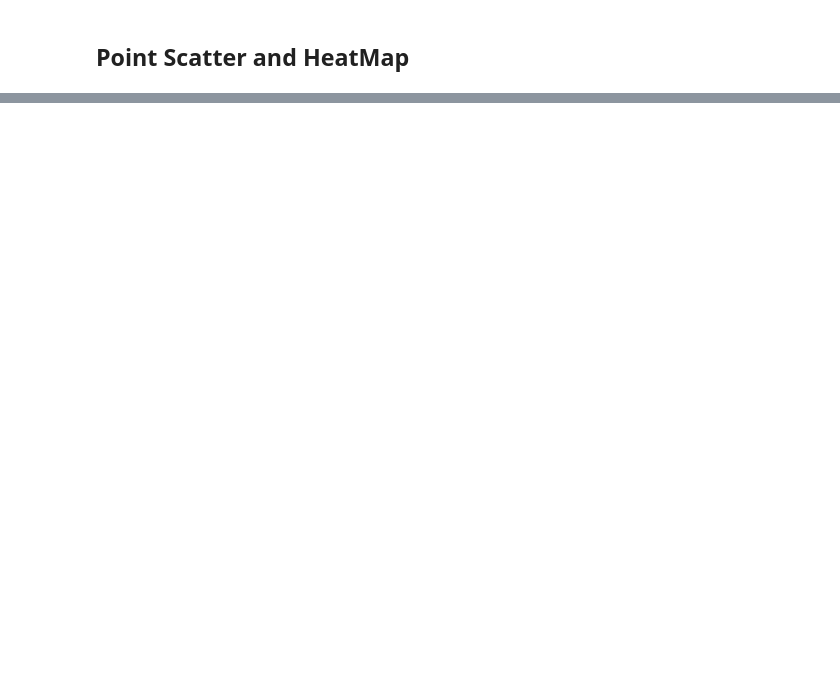
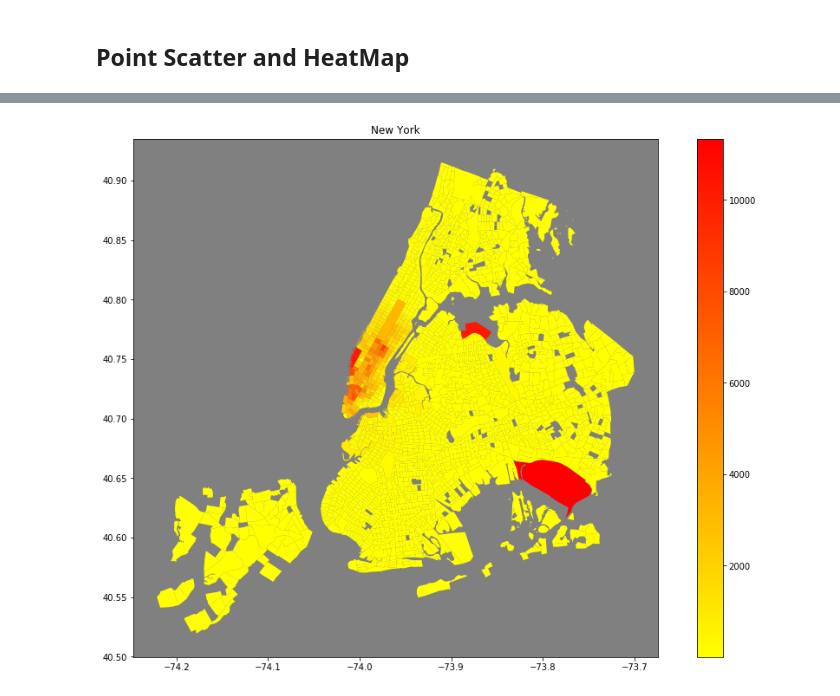
Before and after one commit to pedroalexribeiro/University-SGD, a Jupyter notebook: script.ipynb, the cells around one changed output, grey strips where cells are left out. Drawn from its saved outputs; the diff is of its cells as text; code cells hidden in the pictures; blank space fills up the shorter version.

Commit message:
heatmap and gitignore

```diff
--- a/script.ipynb
+++ b/script.ipynb
@@ -73,8 +83,8 @@ import numpy as np
 # %%
 # Reading dataset
 # Uncomment your path, don't rewrite on the reads
-pwd = '/home/pedro/workspace/UC/4ano/2semestre/SGD/project/sgd'
-#pwd = '/home/francisco/Desktop/College/Mestrado/1º Ano/2o Semestre/SGD/Assignment3'
+pwd = '/home/pedro/workspace/UC/4ano/2semestre/SGD/project/sgd/data'
+#pwd = '/home/francisco/Desktop/College/Mestrado/1º Ano/2o Semestre/SGD/Assignment3/'
 uber_april_14 = pd.read_csv(pwd + '/uber-tlc-foil-response-master/uber-trip-data/uber-raw-data-apr14.csv')
 uber_may_14 = pd.read_csv(pwd + '/uber-tlc-foil-response-master/uber-trip-data/uber-raw-data-may14.csv')
 uber_jun_14 = pd.read_csv(pwd + '/uber-tlc-foil-response-master/uber-trip-data/uber-raw-data-jun14.csv')
@@ -159,0 +178,4 @@ avg_rides_per_day
+# %%
+# Intercept
+# points_fix = gdf_listings.loc[gdf_listings.is_valid]
+sjoined_listings = gpd.sjoin(gdf_listings, plz_shape_df, op="within")
@@ -160,3 +191,39 @@ avg_rides_per_day
+# %%
+grouped = sjoined_listings.groupby("tractid").size()
+df = grouped.to_frame().reset_index()
+df.columns = ["tractid", "uber_count"]
+# %%
+merged_areas = plz_shape_df.merge(df, on="tractid", how="outer")
+# %%
+plt.rcParams['figure.figsize'] = [16, 11]
+
+fig, ax = plt.subplots()
+
+merged_areas.plot(ax=ax,
+    column="uber_count",
+    categorical=False,
+    legend=True,
+    cmap='autumn_r',)
+
+lat = uber_april_14['Lat'].values
+lon = uber_april_14['Lon'].values
+
+
+#ax.scatter(
+#        lon,
+#        lat,
+#        marker='o',
+#        c='black',
+#        alpha=0.5
+#    )
+
+ax.set(
+    title='New York',
+    aspect=1.3,
+   facecolor='grey'
+);
+# %% [output]
+[figure, added]
 # %%
 # Pega nos ficheiros dos taxis|TLCs e comparar com Uber might be intersting.. Need help here
 # %%
```
Also changed, not shown: parts of 9 cells of this notebook, 1 other file.
